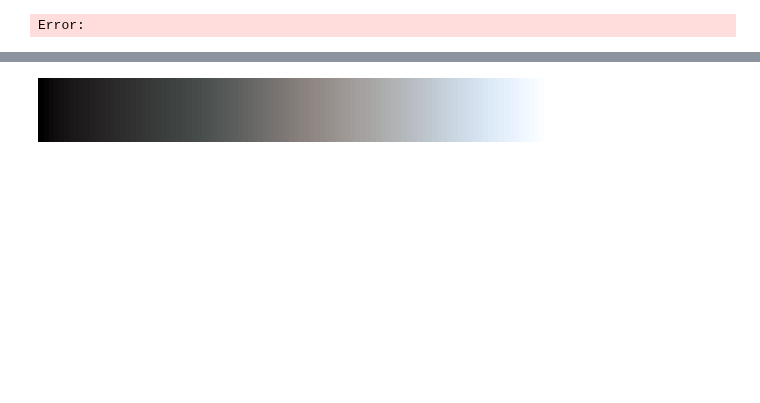
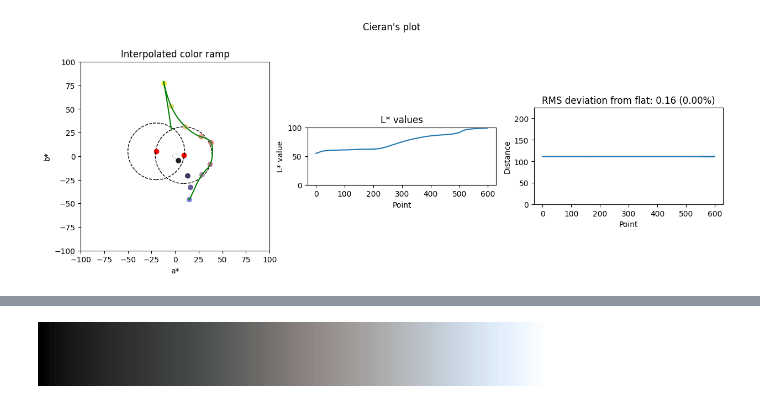
Before and after one commit to matthhong/cieran, a Jupyter notebook: ramping.ipynb, the cells around one changed output, grey strips where cells are left out. Cells and saved outputs as stored; diff of their text form; code cells hidden in the pictures; blank space fills up the shorter version.

```diff
--- a/ramping.ipynb
+++ b/ramping.ipynb
@@ -19,4 +21,4 @@ Error:
 # %%
-cieran.plot_distance()
+cieran.plot_all()
 # %% [output]
-Error:
+[figure, added]
```
Also changed, not shown: parts of 5 cells of this notebook, 4 other files.
